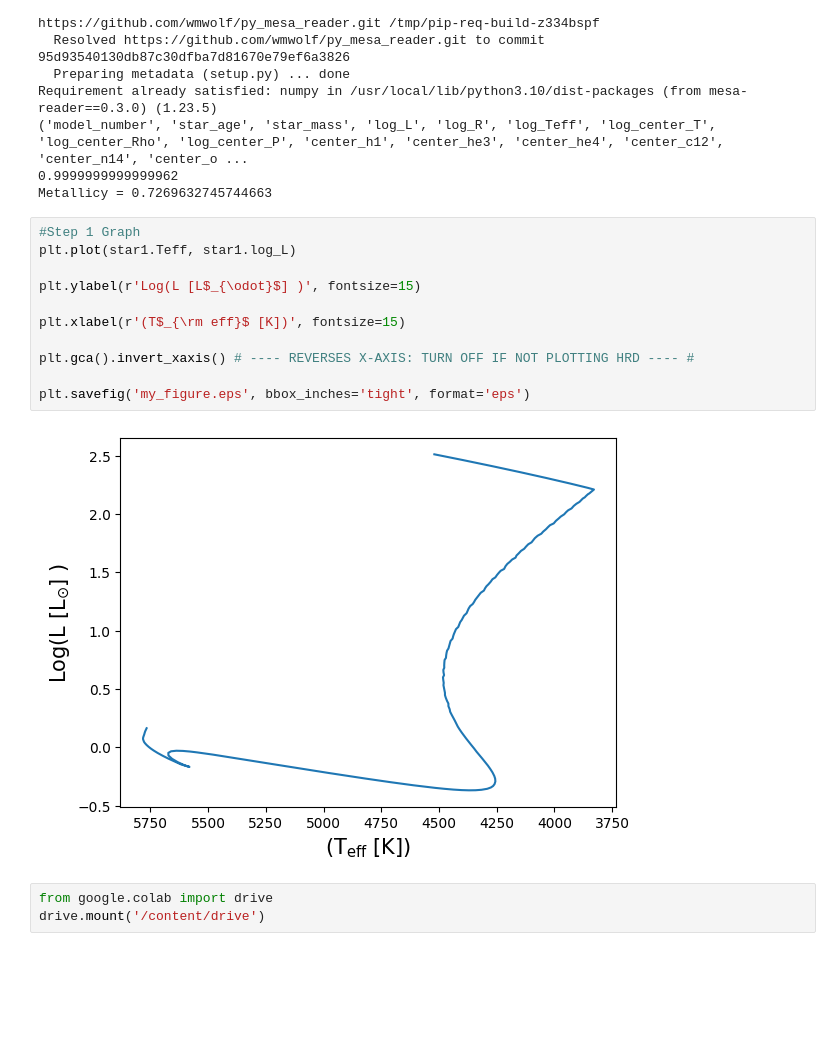
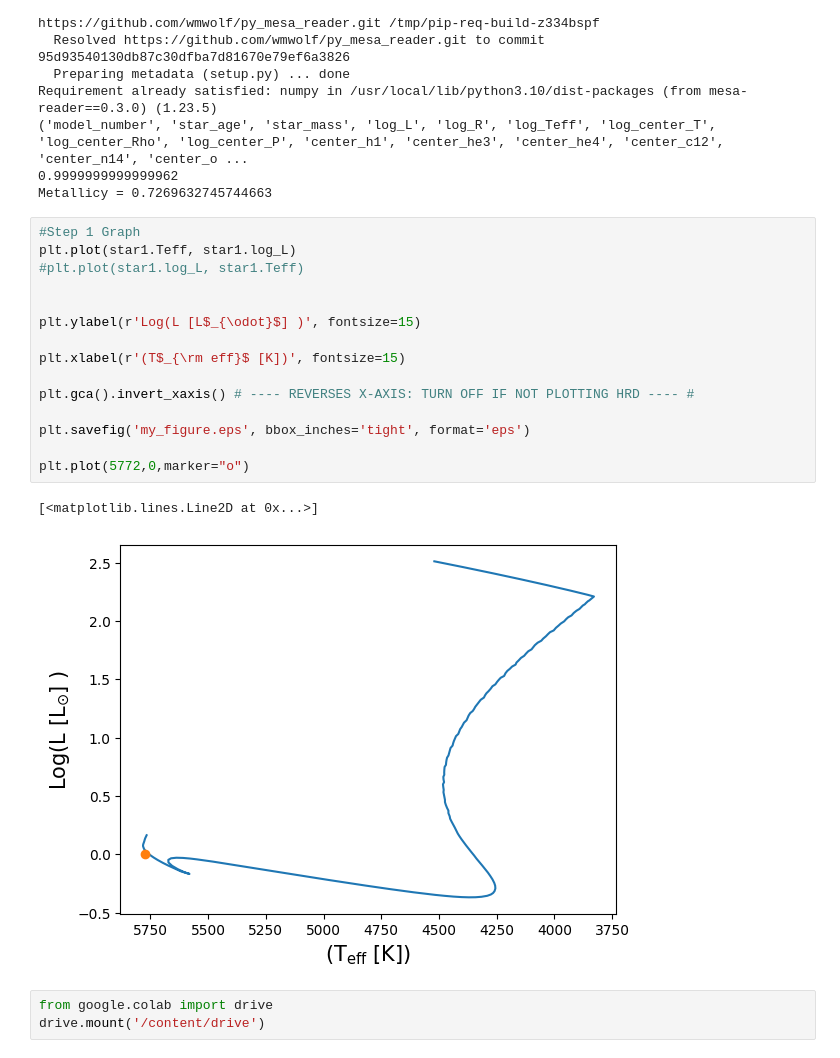
Before and after one commit to WubulyJubuly/PHYS3025Work, a Jupyter notebook: Mid_Term_Assignment.ipynb, the cells around one changed output. Drawn from its saved outputs; the diff is of its cells as text; blank space fills up the shorter version.

```diff
--- a/Mid_Term_Assignment.ipynb
+++ b/Mid_Term_Assignment.ipynb
@@ -43,16 +43,21 @@ Metallicy = 0.7269632745744663
 # %%
 #Step 1 Graph
 plt.plot(star1.Teff, star1.log_L)
+#plt.plot(star1.log_L, star1.Teff)
+
 
 plt.ylabel(r'Log(L [L$_{\odot}$] )', fontsize=15)
 
 plt.xlabel(r'(T$_{\rm eff}$ [K])', fontsize=15)
 
 plt.gca().invert_xaxis() # ---- REVERSES X-AXIS: TURN OFF IF NOT PLOTTING HRD ---- #
 
 plt.savefig('my_figure.eps', bbox_inches='tight', format='eps')
+
+plt.plot(5772,0,marker="o")
 # %% [output]
+[<matplotlib.lines.Line2D at 0x...>]
-[figure, old version]
+[figure, new version]
 # %%
 from google.colab import drive
 drive.mount('/content/drive')
```
Also changed, not shown: parts of 1 cell of this notebook.
